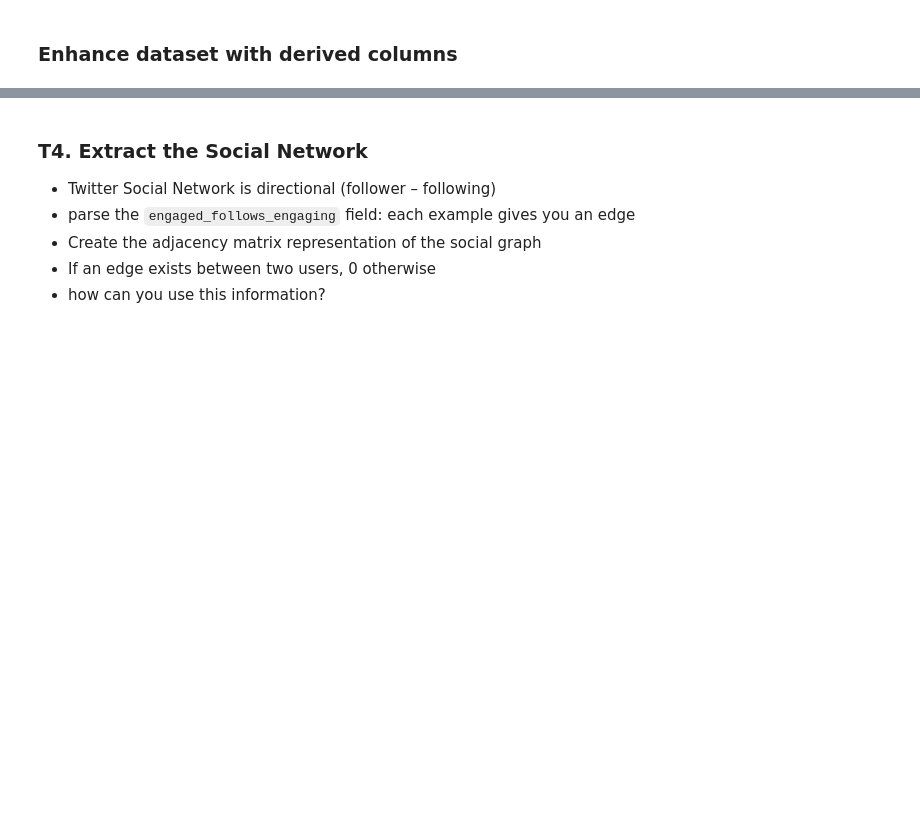
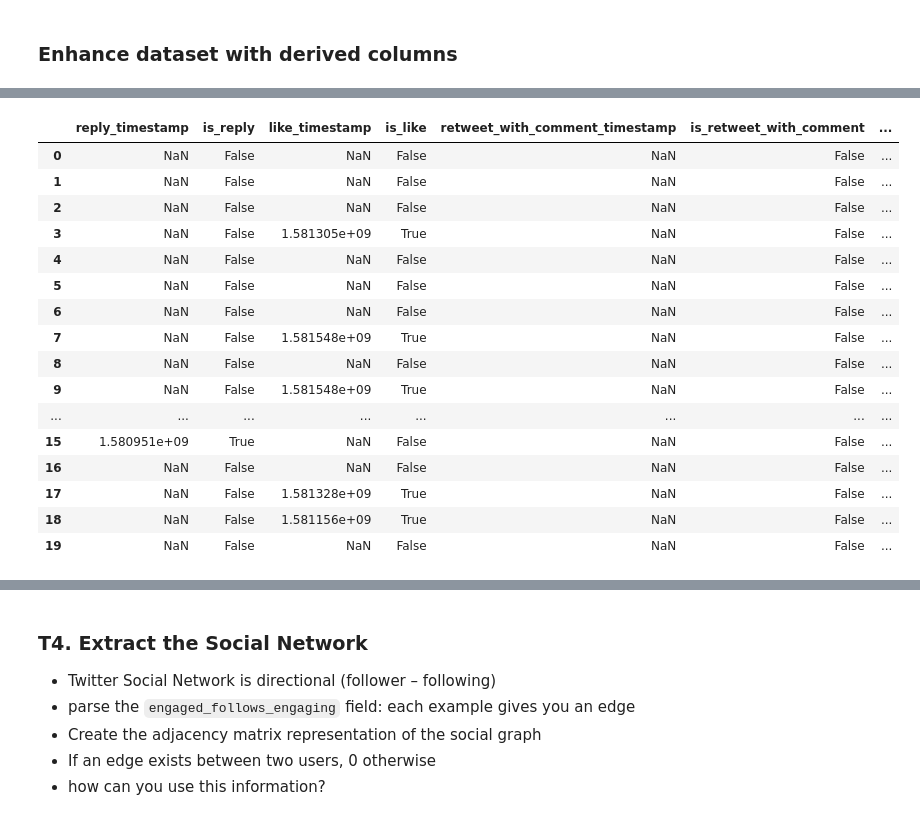
Before and after one commit to omgwenxx/recsys20, a Jupyter notebook: code/process.ipynb, the cells around one changed output, grey strips where cells are left out. Cells and saved outputs as stored; diff of their text form; code cells hidden in the pictures; blank space fills up the shorter version.

```diff
--- a/code/process.ipynb
+++ b/code/process.ipynb
@@ -197,3 +457,23 @@ that certain customers made zero purchases.
+# %%
+df[['reply_timestamp','is_reply', 'like_timestamp', 'is_like', 'retweet_with_comment_timestamp', 'is_retweet_with_comment','retweet_timestamp' ,'is_retweet']].head(20)
+# %% [output]
+|  | reply_timestamp | is_reply | like_timestamp | is_like | retweet_with_comment_timestamp | is_retweet_with_comment | ... |
+| 0 | NaN | False | NaN | False | NaN | False | ... |
+| 1 | NaN | False | NaN | False | NaN | False | ... |
+| 2 | NaN | False | NaN | False | NaN | False | ... |
+| 3 | NaN | False | 1.581305e+09 | True | NaN | False | ... |
+| 4 | NaN | False | NaN | False | NaN | False | ... |
+| 5 | NaN | False | NaN | False | NaN | False | ... |
+| 6 | NaN | False | NaN | False | NaN | False | ... |
+| 7 | NaN | False | 1.581548e+09 | True | NaN | False | ... |
+| 8 | NaN | False | NaN | False | NaN | False | ... |
+| 9 | NaN | False | 1.581548e+09 | True | NaN | False | ... |
+| ... | ... | ... | ... | ... | ... | ... | ... |
+| 15 | 1.580951e+09 | True | NaN | False | NaN | False | ... |
+| 16 | NaN | False | NaN | False | NaN | False | ... |
+| 17 | NaN | False | 1.581328e+09 | True | NaN | False | ... |
+| 18 | NaN | False | 1.581156e+09 | True | NaN | False | ... |
+| 19 | NaN | False | NaN | False | NaN | False | ... |
 # %%
 display(df.head())
 # %% [output]
```
Also changed, not shown: parts of 43 cells of this notebook.
